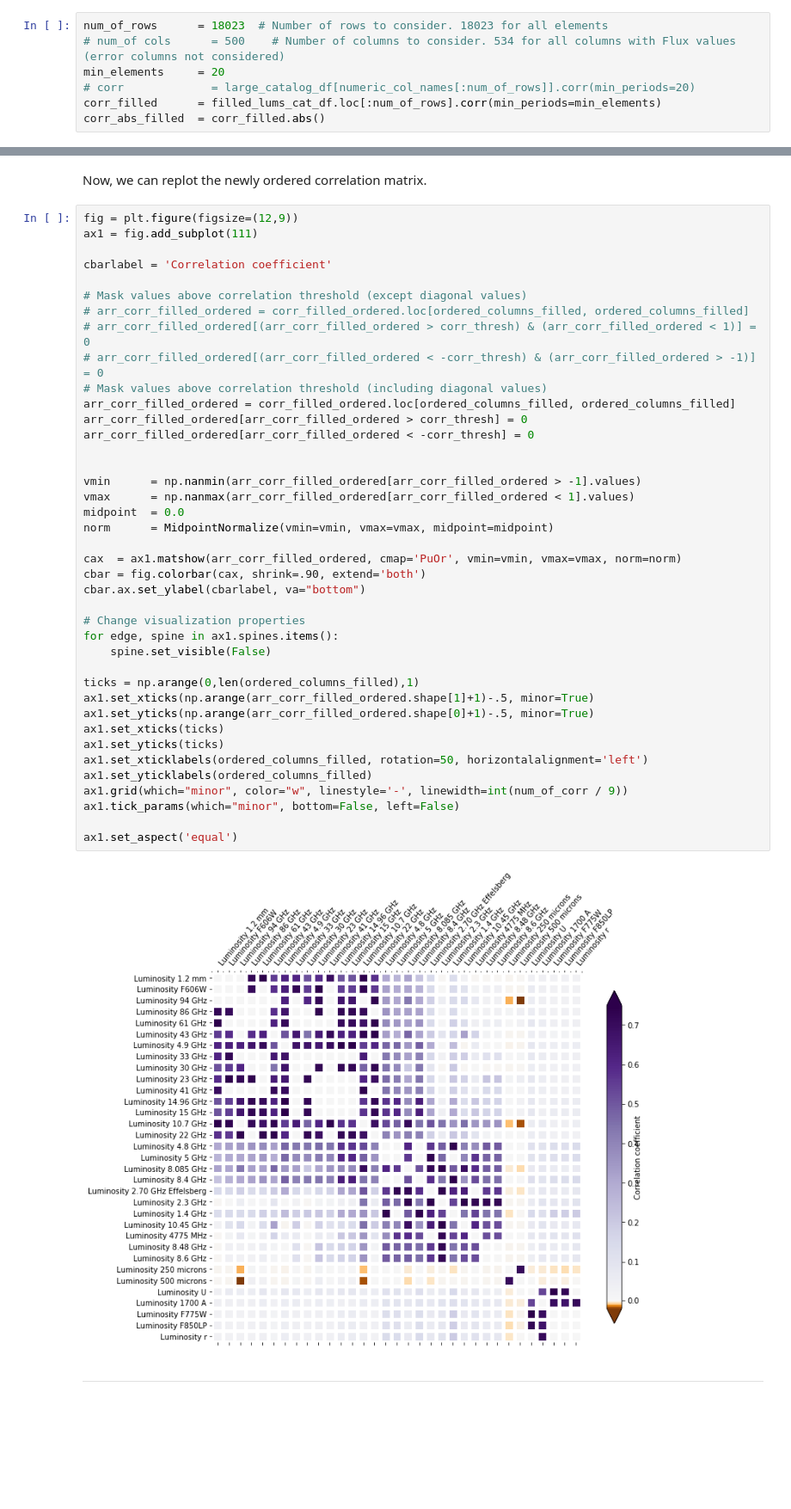
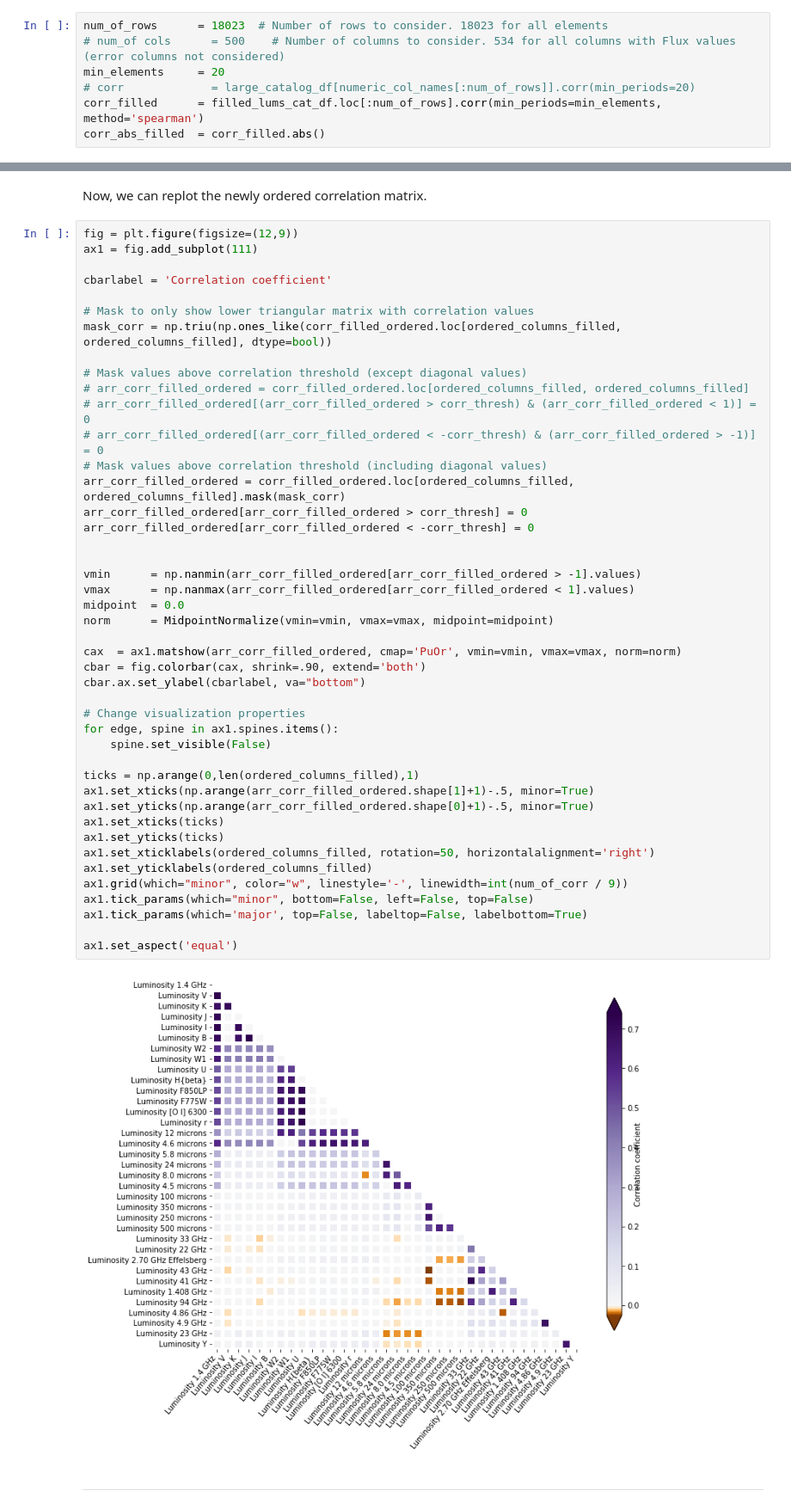
Before and after one commit to racarvajal/work_notes, a Jupyter notebook: Analyze_high_z_cat.ipynb, the cells around one changed output, grey strips where cells are left out. Shown at 86% size. Drawn from its saved outputs; the diff is of its cells as text; blank space fills up the shorter version.

```diff
--- a/Analyze_high_z_cat.ipynb
+++ b/Analyze_high_z_cat.ipynb
@@ -834,7 +942,7 @@ num_of_rows      = 18023  # Number of rows to consider. 18023 for all elements
 # num_of cols      = 500    # Number of columns to consider. 534 for all columns with Flux values (error columns not considered)
 min_elements     = 20
 # corr             = large_catalog_df[numeric_col_names[:num_of_rows]].corr(min_periods=20)
-corr_filled      = filled_lums_cat_df.loc[:num_of_rows].corr(min_periods=min_elements)
+corr_filled      = filled_lums_cat_df.loc[:num_of_rows].corr(min_periods=min_elements, method='spearman')
 corr_abs_filled  = corr_filled.abs()
 # %% [markdown]
 Ordered list of highly correlated pairs of columns.
@@ -944,42 +1056,46 @@ ax1 = fig.add_subplot(111)
 
 cbarlabel = 'Correlation coefficient'
 
+# Mask to only show lower triangular matrix with correlation values
+mask_corr = np.triu(np.ones_like(corr_filled_ordered.loc[ordered_columns_filled, ordered_columns_filled], dtype=bool))
+
 # Mask values above correlation threshold (except diagonal values)
 # arr_corr_filled_ordered = corr_filled_ordered.loc[ordered_columns_filled, ordered_columns_filled]
 # arr_corr_filled_ordered[(arr_corr_filled_ordered > corr_thresh) & (arr_corr_filled_ordered < 1)] = 0
 # arr_corr_filled_ordered[(arr_corr_filled_ordered < -corr_thresh) & (arr_corr_filled_ordered > -1)] = 0
 # Mask values above correlation threshold (including diagonal values)
-arr_corr_filled_ordered = corr_filled_ordered.loc[ordered_columns_filled, ordered_columns_filled]
+arr_corr_filled_ordered = corr_filled_ordered.loc[ordered_columns_filled, ordered_columns_filled].mask(mask_corr)
 arr_corr_filled_ordered[arr_corr_filled_ordered > corr_thresh] = 0
 arr_corr_filled_ordered[arr_corr_filled_ordered < -corr_thresh] = 0
 
 
 vmin      = np.nanmin(arr_corr_filled_ordered[arr_corr_filled_ordered > -1].values)
 vmax      = np.nanmax(arr_corr_filled_ordered[arr_corr_filled_ordered < 1].values)
 midpoint  = 0.0
 norm      = MidpointNormalize(vmin=vmin, vmax=vmax, midpoint=midpoint)
 
 cax  = ax1.matshow(arr_corr_filled_ordered, cmap='PuOr', vmin=vmin, vmax=vmax, norm=norm)
 cbar = fig.colorbar(cax, shrink=.90, extend='both')
 cbar.ax.set_ylabel(cbarlabel, va="bottom")
 
 # Change visualization properties
 for edge, spine in ax1.spines.items():
     spine.set_visible(False)
 
 ticks = np.arange(0,len(ordered_columns_filled),1)
 ax1.set_xticks(np.arange(arr_corr_filled_ordered.shape[1]+1)-.5, minor=True)
 ax1.set_yticks(np.arange(arr_corr_filled_ordered.shape[0]+1)-.5, minor=True)
 ax1.set_xticks(ticks)
 ax1.set_yticks(ticks)
-ax1.set_xticklabels(ordered_columns_filled, rotation=50, horizontalalignment='left')
+ax1.set_xticklabels(ordered_columns_filled, rotation=50, horizontalalignment='right')
 ax1.set_yticklabels(ordered_columns_filled)
 ax1.grid(which="minor", color="w", linestyle='-', linewidth=int(num_of_corr / 9))
-ax1.tick_params(which="minor", bottom=False, left=False)
+ax1.tick_params(which="minor", bottom=False, left=False, top=False)
+ax1.tick_params(which='major', top=False, labeltop=False, labelbottom=True)
 
 ax1.set_aspect('equal')
 # %% [output]
-[figure, old version]
+[figure, new version]
 # %% [markdown]
 ---
 # %% [markdown]
```
Also changed, not shown: parts of 54 cells of this notebook.
